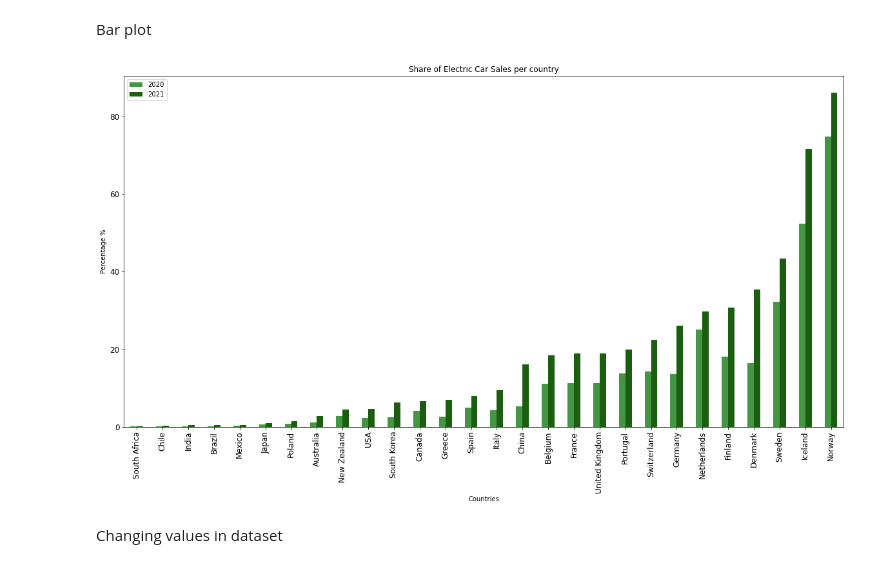
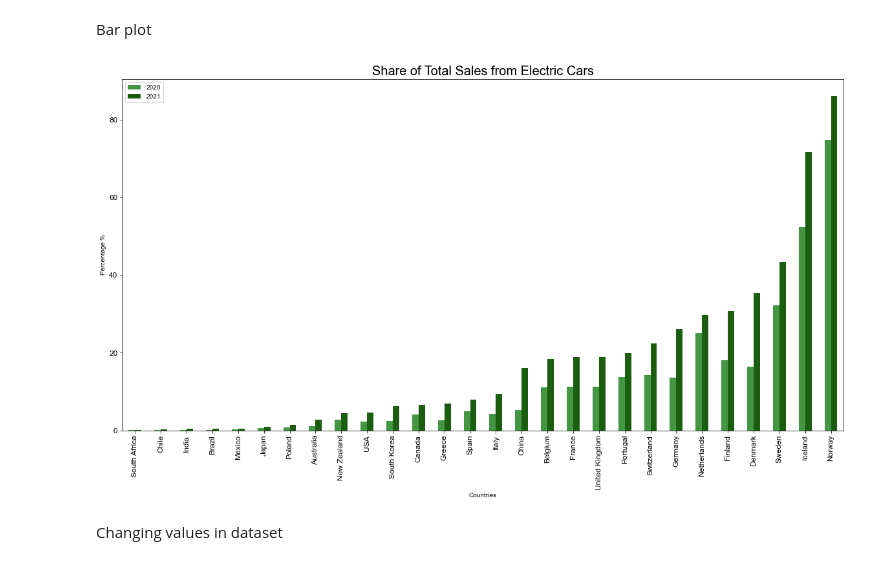
Before and after one commit to aaroln/ev, a Jupyter notebook: presentation.ipynb, the cells around one changed output. Drawn from its saved outputs; the diff is of its cells as text; code cells hidden in the pictures.

```diff
--- a/presentation.ipynb
+++ b/presentation.ipynb
@@ -13,6 +13,8 @@ import plotly.express as px
 Styles
 # %%
 pd.options.mode.chained_assignment = None
+# %%
+plt.rcParams.update({'font.family':'Arial'})
 # %%
 plt.rc('xtick', labelsize=15)
 plt.rc('ytick', labelsize=15)
@@ -155,18 +157,19 @@ Bar plot
 # %%
 
 all_shares.plot(kind = 'bar',
 x = 'country',
 stacked = False,
-title = 'Share of Electric Car Sales per country',
 xlabel = 'Countries',
 ylabel = 'Percentage %',
 fontsize = '12',
 color = {'2020': '#449644','2021': '#1b5e0f'}
 )
 
+plt.title('Share of Total Sales from Electric Cars', fontsize=20)
+
 plt.show()
 # %% [output]
-[figure, old version]
+[figure, new version]
 # %% [markdown]
 Changing values in dataset
 # %%
```
Also changed, not shown: parts of 13 cells of this notebook.
